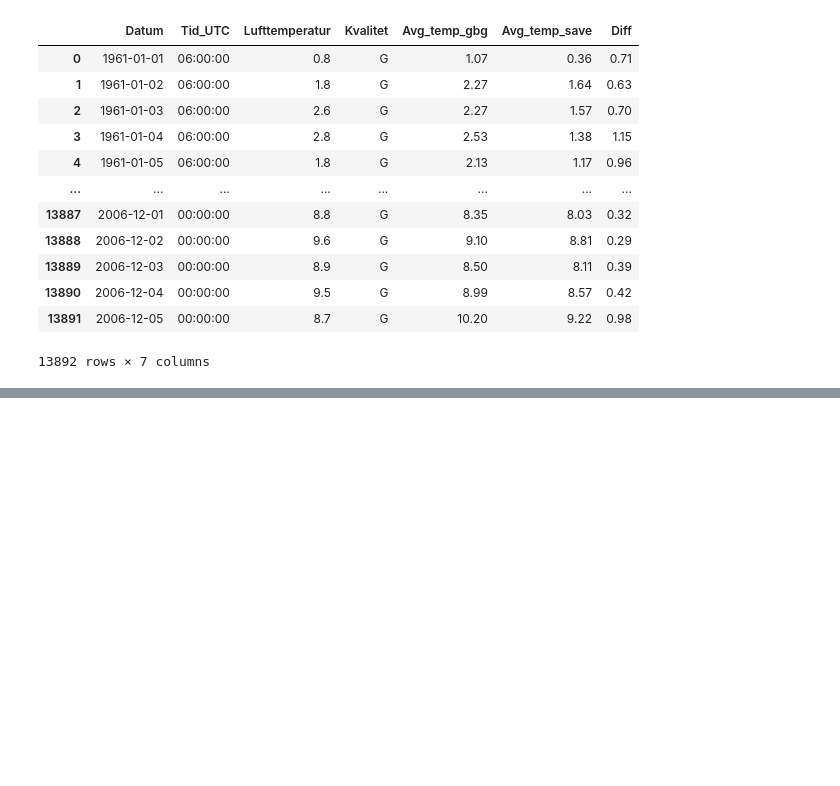
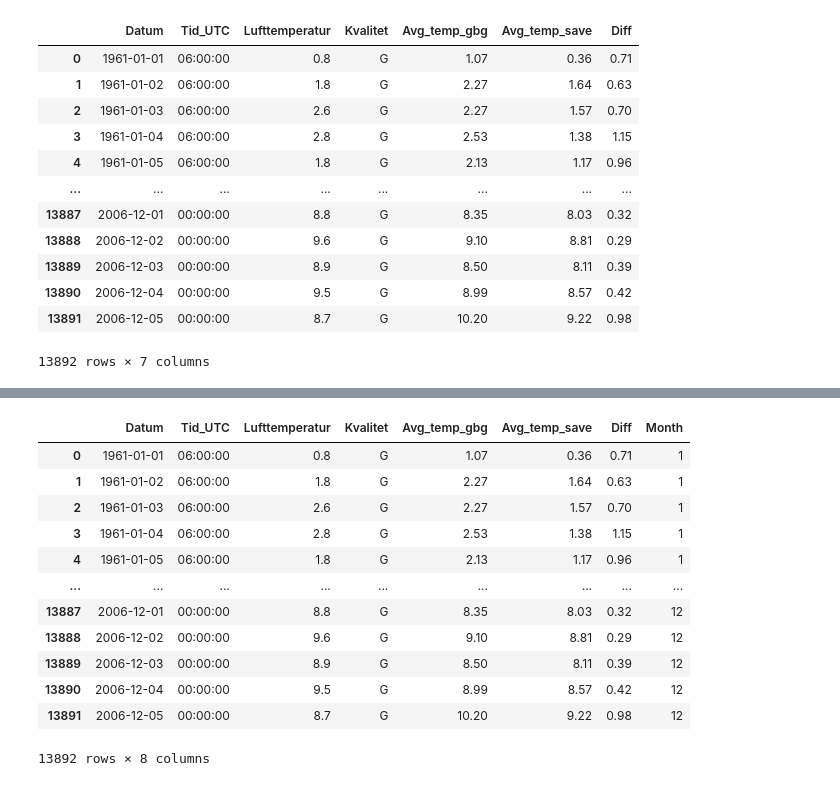
Before and after one commit to msteele919/projectwork, a Jupyter notebook: EDA/Compare_gbg_and_save_temps.ipynb, the cells around one changed output, grey strips where cells are left out. Cells and saved outputs as stored; diff of their text form; code cells hidden in the pictures; blank space fills up the shorter version.

```diff
--- a/EDA/Compare_gbg_and_save_temps.ipynb
+++ b/EDA/Compare_gbg_and_save_temps.ipynb
@@ -208,0 +215,16 @@ plt.show()
+# %%
+resp
+# %% [output]
+|  | Datum | Tid_UTC | Lufttemperatur | Kvalitet | Avg_temp_gbg | Avg_temp_save | Diff | Month |
+| 0 | 1961-01-01 | 06:00:00 | 0.8 | G | 1.07 | 0.36 | 0.71 | 1 |
+| 1 | 1961-01-02 | 06:00:00 | 1.8 | G | 2.27 | 1.64 | 0.63 | 1 |
+| 2 | 1961-01-03 | 06:00:00 | 2.6 | G | 2.27 | 1.57 | 0.70 | 1 |
+| 3 | 1961-01-04 | 06:00:00 | 2.8 | G | 2.53 | 1.38 | 1.15 | 1 |
+| 4 | 1961-01-05 | 06:00:00 | 1.8 | G | 2.13 | 1.17 | 0.96 | 1 |
+| ... | ... | ... | ... | ... | ... | ... | ... | ... |
+| 13887 | 2006-12-01 | 00:00:00 | 8.8 | G | 8.35 | 8.03 | 0.32 | 12 |
+| 13888 | 2006-12-02 | 00:00:00 | 9.6 | G | 9.10 | 8.81 | 0.29 | 12 |
+| 13889 | 2006-12-03 | 00:00:00 | 8.9 | G | 8.50 | 8.11 | 0.39 | 12 |
+| 13890 | 2006-12-04 | 00:00:00 | 9.5 | G | 8.99 | 8.57 | 0.42 | 12 |
+| 13891 | 2006-12-05 | 00:00:00 | 8.7 | G | 10.20 | 9.22 | 0.98 | 12 |
+13892 rows × 8 columns
```
Also changed, not shown: parts of 9 cells of this notebook.
